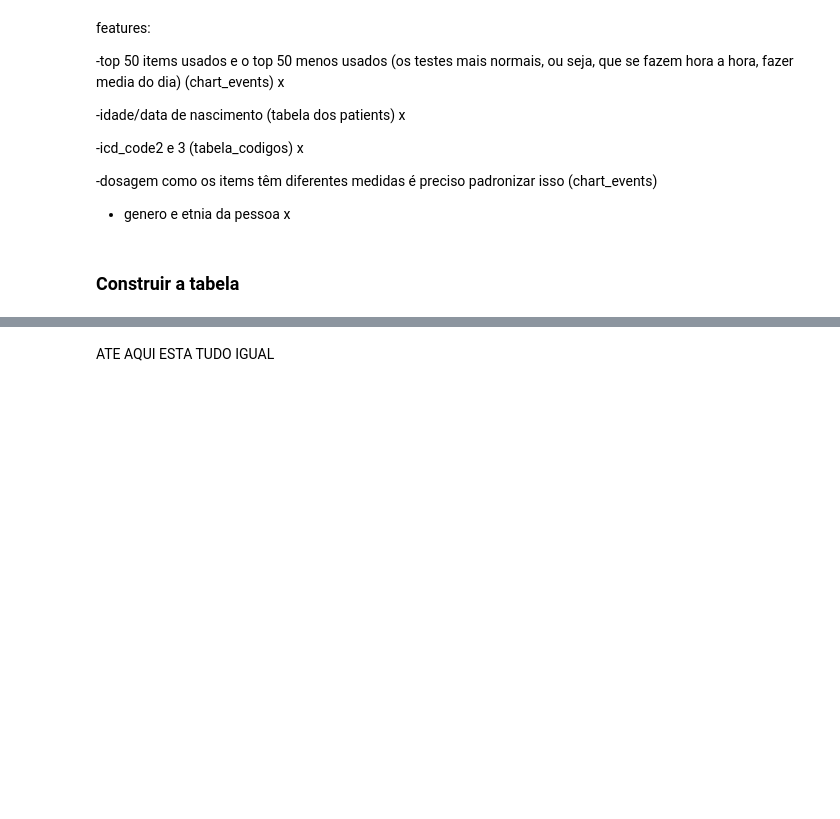
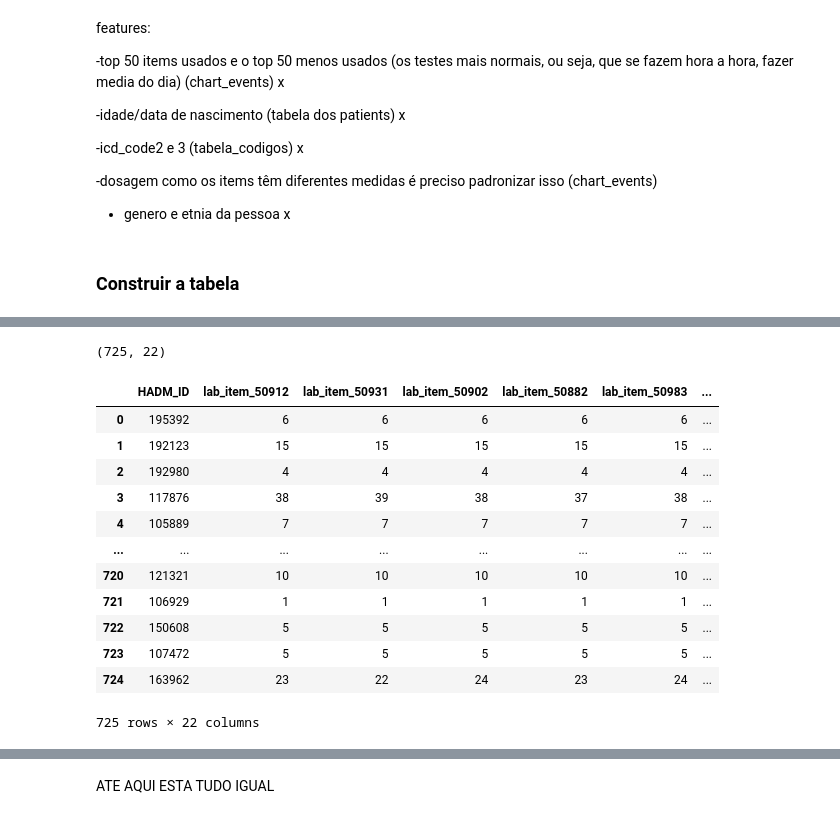
Before and after one commit to RodriCouto/ML_na_previsao_do_tempo_de_internato, a Jupyter notebook: ML_projeto2.ipynb, the cells around one changed output, grey strips where cells are left out. Drawn from its saved outputs; the diff is of its cells as text; code cells hidden in the pictures; blank space fills up the shorter version.

```diff
--- a/ML_projeto2.ipynb
+++ b/ML_projeto2.ipynb
@@ -658,14 +664,25 @@ def is_all_numeric(df):
 ### Construir a tabela
 # %%
 diagnoses_inf = diagnoses[(diagnoses['ICD9_CODE'] == '486') & (diagnoses['SEQ_NUM'] == 1)]
-
 diagnoses_seq2 = diagnoses[diagnoses['SEQ_NUM'] == 2][['SUBJECT_ID', 'HADM_ID', 'ICD9_CODE']].rename(columns={'ICD9_CODE': 'ICD9_CODE_2'})
 diagnoses_seq3 = diagnoses[diagnoses['SEQ_NUM'] == 3][['SUBJECT_ID', 'HADM_ID', 'ICD9_CODE']].rename(columns={'ICD9_CODE': 'ICD9_CODE_3'})
 
 merged = diagnoses_inf.merge(diagnoses_seq2, on=['SUBJECT_ID', 'HADM_ID'], how='left')
 merged = merged.merge(diagnoses_seq3, on=['SUBJECT_ID', 'HADM_ID'], how='left')
+tabela = merged[['SUBJECT_ID', 'HADM_ID', 'ICD9_CODE', 'ICD9_CODE_2', 'ICD9_CODE_3']]
 
-tabela_codigos = merged[['SUBJECT_ID', 'HADM_ID', 'ICD9_CODE', 'ICD9_CODE_2', 'ICD9_CODE_3']]
+hadm_ids = tabela['HADM_ID'].unique()
+subject_ids = tabela['SUBJECT_ID'].unique()
 
-print(tabela_codigos)
+
+tabela = icustays.merge(
+    tabela,
+    on=['SUBJECT_ID', 'HADM_ID'],
+    how='left'
+)
+tabela = tabela[['SUBJECT_ID', 'HADM_ID', 'ICUSTAY_ID', 'ICD9_CODE', 'ICD9_CODE_2', 'ICD9_CODE_3', 'FIRST_CAREUNIT', 'LAST_CAREUNIT']]
+
+# Verifique o resultado
+print(tabela.shape)  # Deve ser (763, n_colunas)
+print(tabela.head())
 # %% [output]
@@ -876,0 +1089,39 @@ print(pivot.head())
+# %%
+labvalue_means = (
+    labevents[labevents['ITEMID'].isin(top_10_labitems)]  # Filtra apenas os top 10 itens
+    .groupby(['HADM_ID', 'ITEMID'])['VALUENUM']  # Agrupa por hospitalização e item
+    .mean()  # Calcula a média dos valores
+    .unstack()  # Transforma ITEMID em colunas
+    .reindex(columns=top_10_labitems, fill_value=0)
+    .reindex(index=all_hadm_ids, fill_value=0)
+)
+
+labvalue_means = labvalue_means.add_prefix('MEAN_LAB_VALUE_')
+labvalue_means = labvalue_means.reset_index()
+
+lab_pivot = lab_pivot.merge(
+    labvalue_means,
+    on='HADM_ID',
+    how='left'
+)
+
+value_columns = [col for col in lab_pivot.columns if col.startswith('MEAN_LAB_VALUE_')]
+lab_pivot[value_columns] = lab_pivot[value_columns].fillna(0)
+
+print(lab_pivot.shape)
+lab_pivot
+# %% [output]
+(725, 22)
+|  | HADM_ID | lab_item_50912 | lab_item_50931 | lab_item_50902 | lab_item_50882 | lab_item_50983 | ... |
+| 0 | 195392 | 6 | 6 | 6 | 6 | 6 | ... |
+| 1 | 192123 | 15 | 15 | 15 | 15 | 15 | ... |
+| 2 | 192980 | 4 | 4 | 4 | 4 | 4 | ... |
+| 3 | 117876 | 38 | 39 | 38 | 37 | 38 | ... |
+| 4 | 105889 | 7 | 7 | 7 | 7 | 7 | ... |
+| ... | ... | ... | ... | ... | ... | ... | ... |
+| 720 | 121321 | 10 | 10 | 10 | 10 | 10 | ... |
+| 721 | 106929 | 1 | 1 | 1 | 1 | 1 | ... |
+| 722 | 150608 | 5 | 5 | 5 | 5 | 5 | ... |
+| 723 | 107472 | 5 | 5 | 5 | 5 | 5 | ... |
+| 724 | 163962 | 23 | 22 | 24 | 23 | 24 | ... |
+725 rows × 22 columns
```
Also changed, not shown: parts of 49 cells of this notebook.
